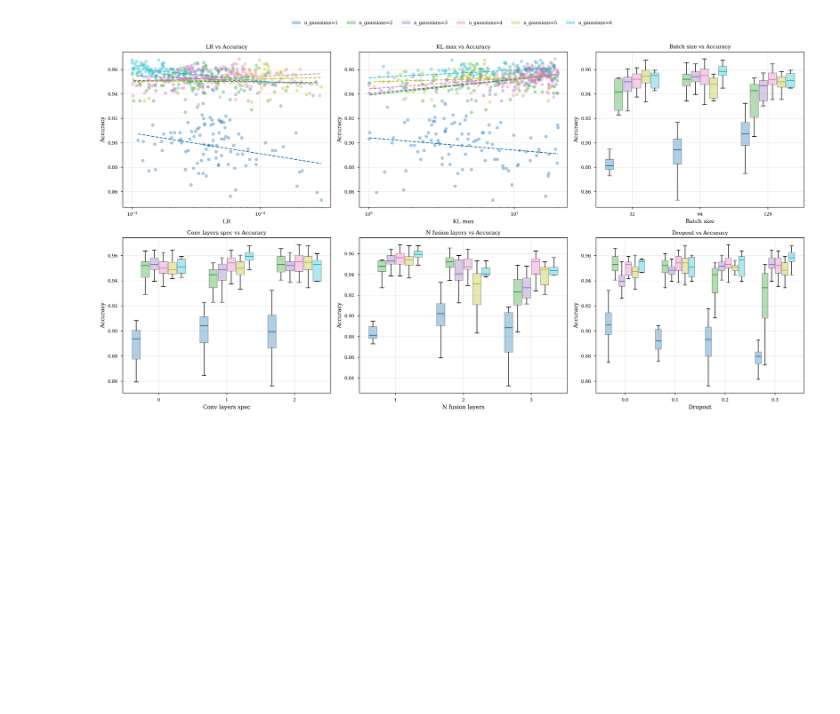
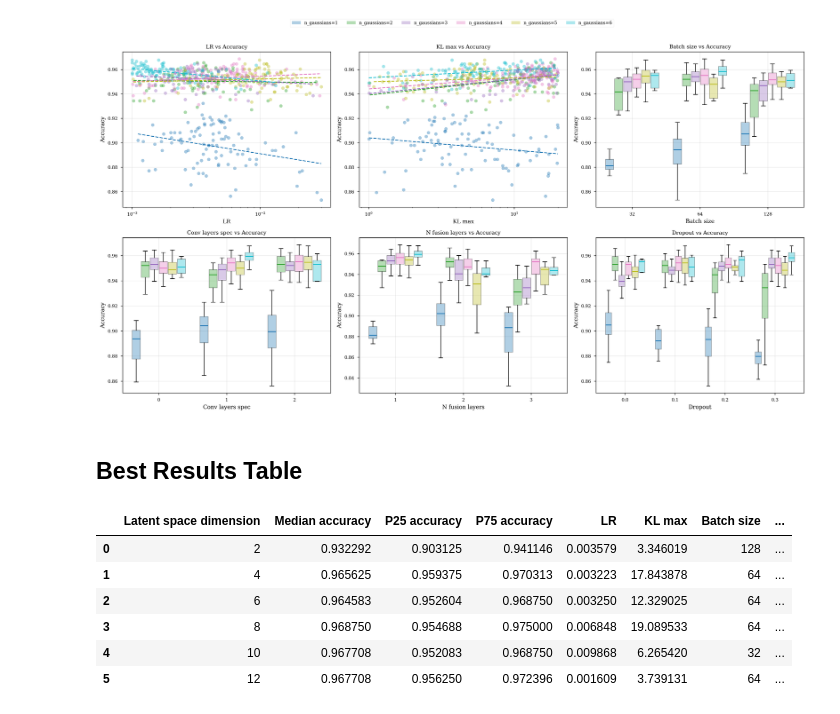
Before and after one commit to LucaCtt/csi-vae, a Jupyter notebook: notebooks/optuna_studies_analysis.ipynb, the cells around one changed output. Saved outputs shown, nothing was run; the diff lists cells and outputs as text; code cells hidden in the pictures; blank space fills up the shorter version.

```diff
--- a/notebooks/optuna_studies_analysis.ipynb
+++ b/notebooks/optuna_studies_analysis.ipynb
@@ -228,3 +228,38 @@ plt.savefig(PLOTS_DIR / "hyperparameters_accuracy_gaussians_all.pdf")
 plt.show()
 # %% [output]
 [figure]
+# %% [markdown]
+## Best Results Table
+# %%
+import pandas as pd
+
+best_results = []
+
+for i, completed in enumerate(completed_studies):
+    best_trial = completed.loc[completed["value"].idxmax()]
+    accuracies = np.array(list(best_trial["user_attrs_accuracies"].values()))
+
+    row = {
+        "Latent space dimension": (i+1)*2,
+        "Median accuracy": np.median(accuracies),
+        "P25 accuracy": np.percentile(accuracies, 25),
+        "P75 accuracy": np.percentile(accuracies, 75),
+        "LR": best_trial["params_lr"],
+        "KL max": best_trial["params_kl_max"],
+        "Batch size": best_trial["params_batch_size"],
+        "Conv layers spec": best_trial["params_conv_layers_spec"],
+        "N fusion layers": best_trial["params_n_fusion_layers"],
+        "Dropout": best_trial["params_fusion_dropout"],
+    }
+    best_results.append(row)
+
+best_results_df = pd.DataFrame(best_results)
+best_results_df
+# %% [output]
+|  | Latent space dimension | Median accuracy | P25 accuracy | P75 accuracy | LR | KL max | Batch size | ... |
+| 0 | 2 | 0.932292 | 0.903125 | 0.941146 | 0.003579 | 3.346019 | 128 | ... |
+| 1 | 4 | 0.965625 | 0.959375 | 0.970313 | 0.003223 | 17.843878 | 64 | ... |
+| 2 | 6 | 0.964583 | 0.952604 | 0.968750 | 0.003250 | 12.329025 | 64 | ... |
+| 3 | 8 | 0.968750 | 0.954688 | 0.975000 | 0.006848 | 19.089533 | 64 | ... |
+| 4 | 10 | 0.967708 | 0.952083 | 0.968750 | 0.009868 | 6.265420 | 32 | ... |
+| 5 | 12 | 0.967708 | 0.956250 | 0.972396 | 0.001609 | 3.739131 | 64 | ... |
```
Also changed, not shown: 14 other files.
